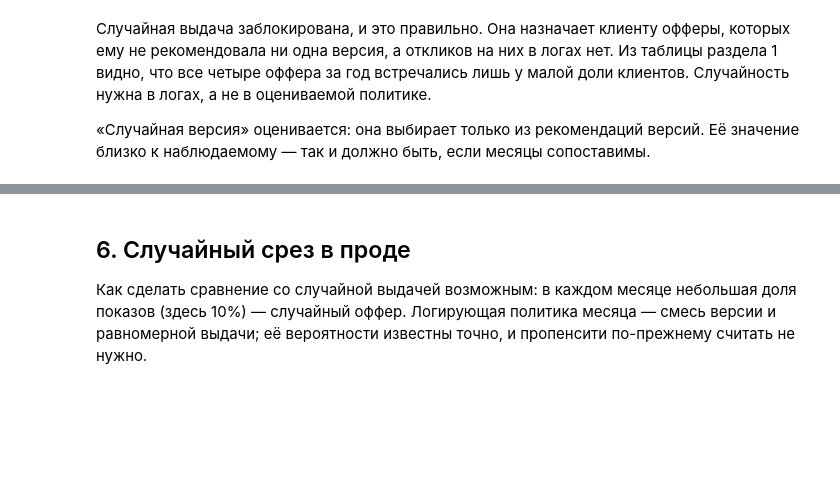
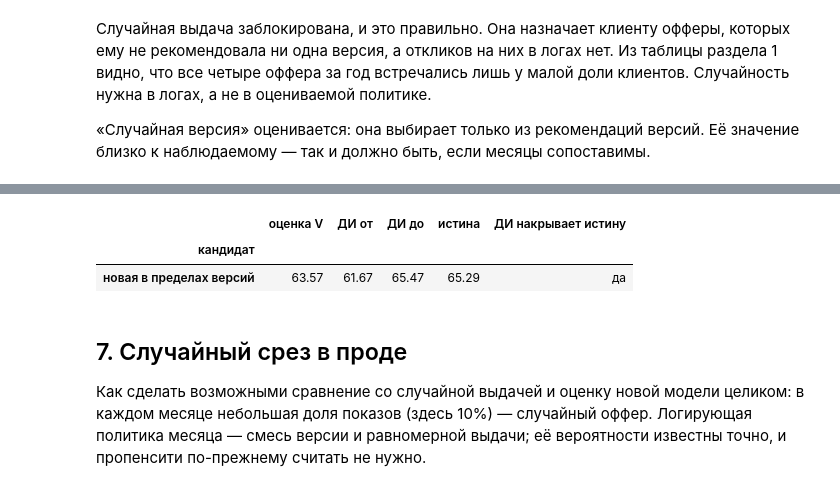
Before and after one commit to Yurashku/OffPolicyLab, a Jupyter notebook: examples/monthly_versions.ipynb, the cells around one changed output, grey strips where cells are left out. Drawn from its saved outputs; the diff is of its cells as text; code cells hidden in the pictures; blank space fills up the shorter version.

```diff
--- a/examples/monthly_versions.ipynb
+++ b/examples/monthly_versions.ipynb
@@ -226,9 +279,17 @@ revenue: вывод сделать нельзя: оценка Δ = −6.01 (−1
+# %%
+inside = ps.greedy(new_scores(history), allowed=ev.support())
+inside_board = ev.compare({"новая в пределах версий": inside})
+values_vs_truth(inside_board, {"новая в пределах версий": inside}, on=history, metric="revenue")
+# %% [output]
+|  | оценка V | ДИ от | ДИ до | истина | ДИ накрывает истину |
+| кандидат |  |  |  |  |  |
+| новая в пределах версий | 63.57 | 61.67 | 65.47 | 65.29 | да |
 # %% [markdown]
-## 6. Случайный срез в проде
+## 7. Случайный срез в проде
 
-Как сделать сравнение со случайной выдачей возможным: в каждом месяце небольшая доля показов
-(здесь 10%) — случайный оффер. Логирующая политика месяца — смесь версии и равномерной выдачи; её
-вероятности известны точно, и пропенсити по-прежнему считать не нужно.
+Как сделать возможными сравнение со случайной выдачей и оценку новой модели целиком: в каждом месяце
+небольшая доля показов (здесь 10%) — случайный оффер. Логирующая политика месяца — смесь версии и
+равномерной выдачи; её вероятности известны точно, и пропенсити по-прежнему считать не нужно.
 # %%
 history_x = pd.concat(
     [sim.simulate(clients.iloc[rows_of[m]],
```
Also changed, not shown: parts of 12 cells of this notebook, 4 other files.
